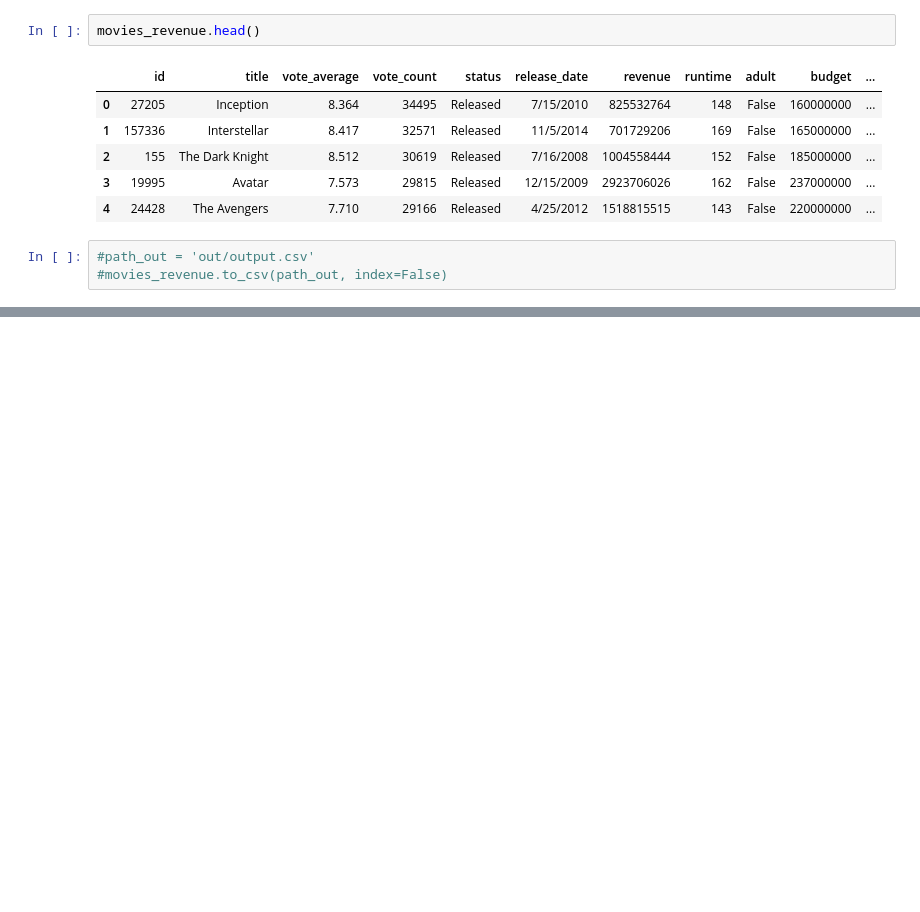
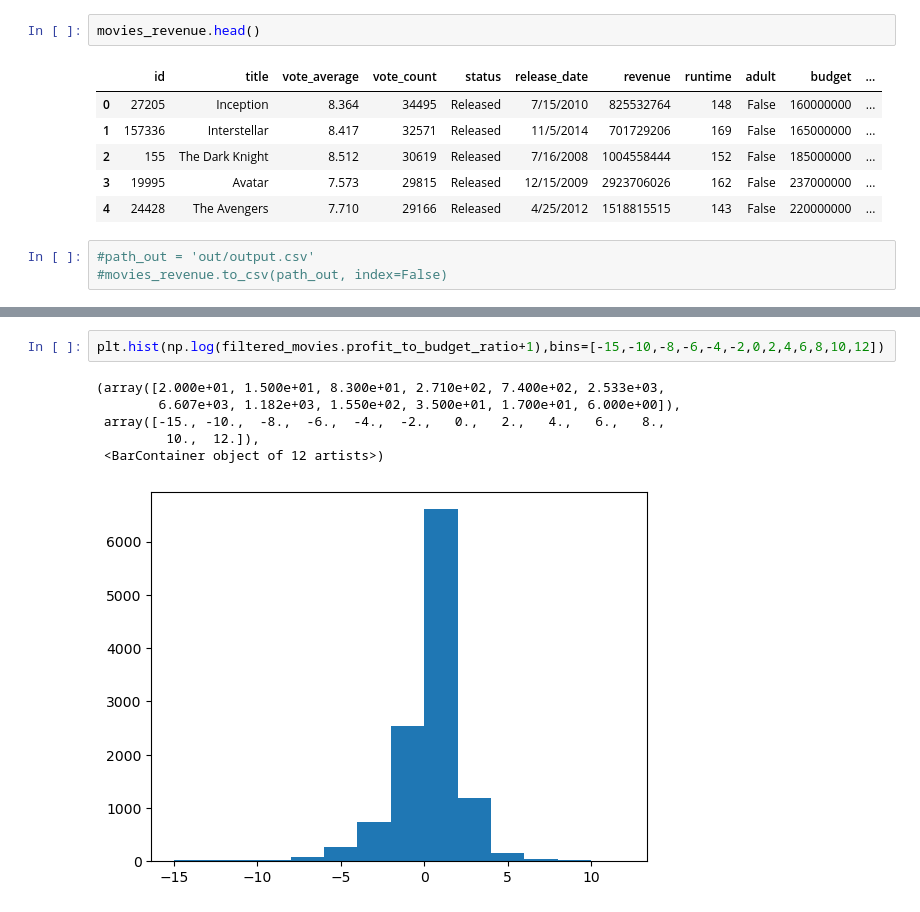
Before and after one commit to sudhirrajbhandary/6748, a Jupyter notebook: CombinedEDA.ipynb, the cells around one changed output, grey strips where cells are left out. Drawn from its saved outputs; the diff is of its cells as text; blank space fills up the shorter version.

```diff
--- a/CombinedEDA.ipynb
+++ b/CombinedEDA.ipynb
@@ -731,0 +605,9 @@ plt.show()
+# %%
+plt.hist(np.log(filtered_movies.profit_to_budget_ratio+1),bins=[-15,-10,-8,-6,-4,-2,0,2,4,6,8,10,12])
+# %% [output]
+(array([2.000e+01, 1.500e+01, 8.300e+01, 2.710e+02, 7.400e+02, 2.533e+03,
+        6.607e+03, 1.182e+03, 1.550e+02, 3.500e+01, 1.700e+01, 6.000e+00]),
+ array([-15., -10.,  -8.,  -6.,  -4.,  -2.,   0.,   2.,   4.,   6.,   8.,
+         10.,  12.]),
+ <BarContainer object of 12 artists>)
+[figure, added]
```
Also changed, not shown: parts of 29 cells of this notebook.
